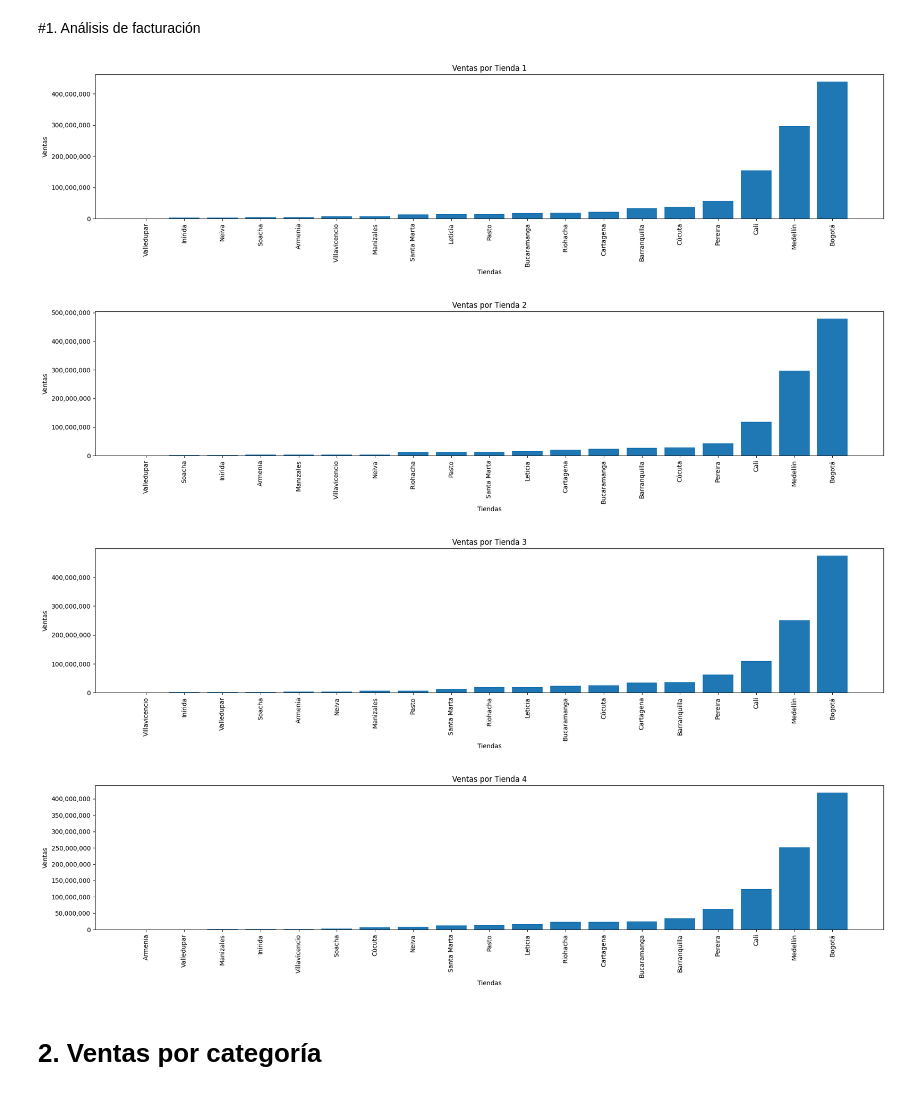
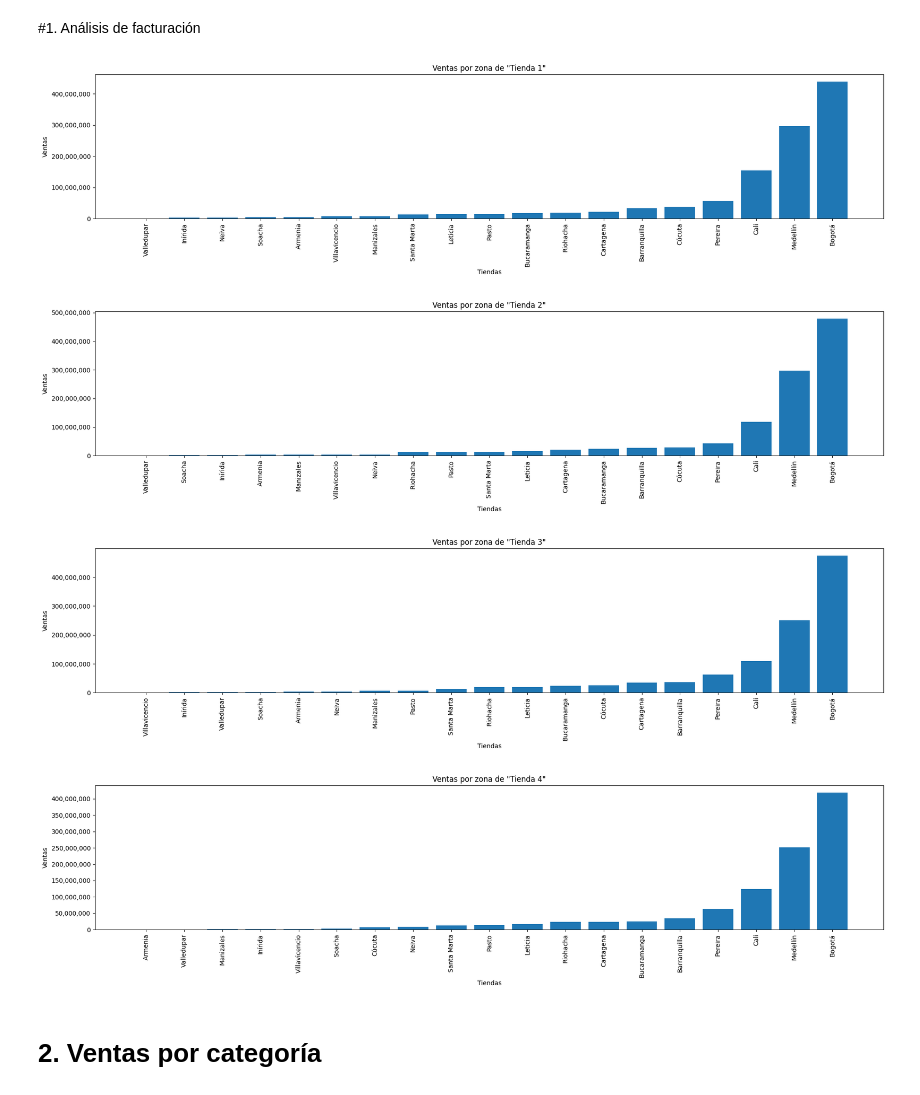
Before and after one commit to Deus-sueD/Callenge-Data-Science, a Jupyter notebook: AluraStoreLatam.ipynb, the cells around one changed output. Saved outputs shown, nothing was run; the diff lists cells and outputs as text; code cells hidden in the pictures.

```diff
--- a/AluraStoreLatam.ipynb
+++ b/AluraStoreLatam.ipynb
@@ -90,43 +90,43 @@ def graficar(tienda):
   #plt.gca().yaxis.set_major_formatter(plt.FuncFormatter(lambda x, loc: "{:,}".format(int(x))))
   plt.gca().yaxis.set_major_formatter(plt.FuncFormatter(lambda x, _: f"{int(x):,}"))
   plt.tight_layout()
   plt.show()
 
 def Tiendaspordf(tienda):
   Tiendasunicasportabla = list(set(tienda['Lugar de Compra']))
 
   ventastotales = [(x,float(tienda[tienda['Lugar de Compra'] == x]['Precio'].sum())) for x in Tiendasunicasportabla]
   '''
   Si quereemos retornar de mayor a menor:
   return sorted(ventastotales, key=lambda x: x[1], reverse=True)
   '''
   #Retornamos de menor a mayor las ventas
   return sorted(ventastotales, key=lambda x: x[1])
 
-def graficardemayoraminor(ventasxtienda,Nombre_de_la_tienda,labelx,labely):
+def graficardemayoraminor(ventasxtienda,Titulodelgrafico,labelx,labely):
   ciudad, venta = zip(*ventasxtienda)
   fig_width = max(10, len(ciudad))
   fig_height = 5
   plt.figure(figsize=(fig_width, fig_height))
   plt.bar(ciudad, venta)
-  plt.title(f'Ventas por {Nombre_de_la_tienda}')
+  plt.title(f'{Titulodelgrafico}')
   plt.xlabel(f'{labelx}')
   plt.ylabel(f'{labely}')
   plt.xticks(rotation=90)
   plt.gca().yaxis.set_major_formatter(plt.FuncFormatter(lambda x, _: f"{int(x):,}"))
   plt.tight_layout()
   plt.show()
   return
 
-graficardemayoraminor(Tiendaspordf(tienda),'Tienda 1','Tiendas','Ventas')
-graficardemayoraminor(Tiendaspordf(tienda2),'Tienda 2','Tiendas','Ventas')
-graficardemayoraminor(Tiendaspordf(tienda3),'Tienda 3','Tiendas','Ventas')
-graficardemayoraminor(Tiendaspordf(tienda4),'Tienda 4','Tiendas','Ventas')
+graficardemayoraminor(Tiendaspordf(tienda),'Ventas por zona de "Tienda 1"','Tiendas','Ventas')
+graficardemayoraminor(Tiendaspordf(tienda2),'Ventas por zona de "Tienda 2"','Tiendas','Ventas')
+graficardemayoraminor(Tiendaspordf(tienda3),'Ventas por zona de "Tienda 3"','Tiendas','Ventas')
+graficardemayoraminor(Tiendaspordf(tienda4),'Ventas por zona de "Tienda 4"','Tiendas','Ventas')
 # %% [output]
-[figure, old version]
+[figure, new version]
-[figure, old version]
+[figure, new version]
-[figure, old version]
+[figure, new version]
-[figure, old version]
+[figure, new version]
 # %% [markdown]
 # 2. Ventas por categoría
 # %%
```
Also changed, not shown: parts of 4 cells of this notebook.
